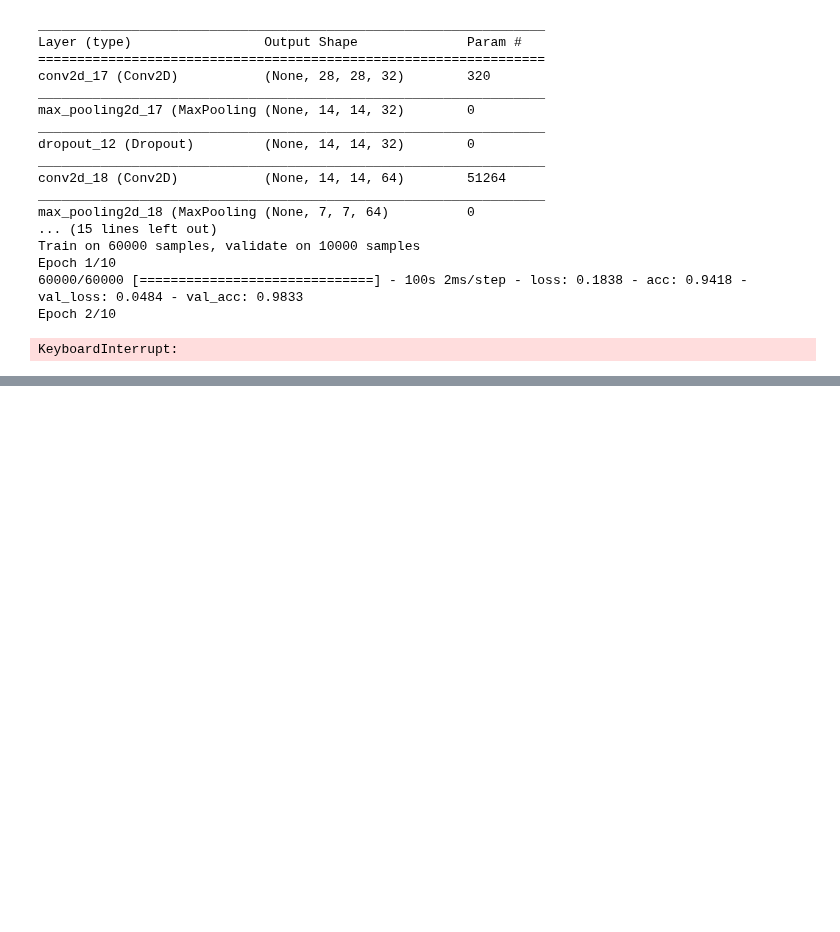
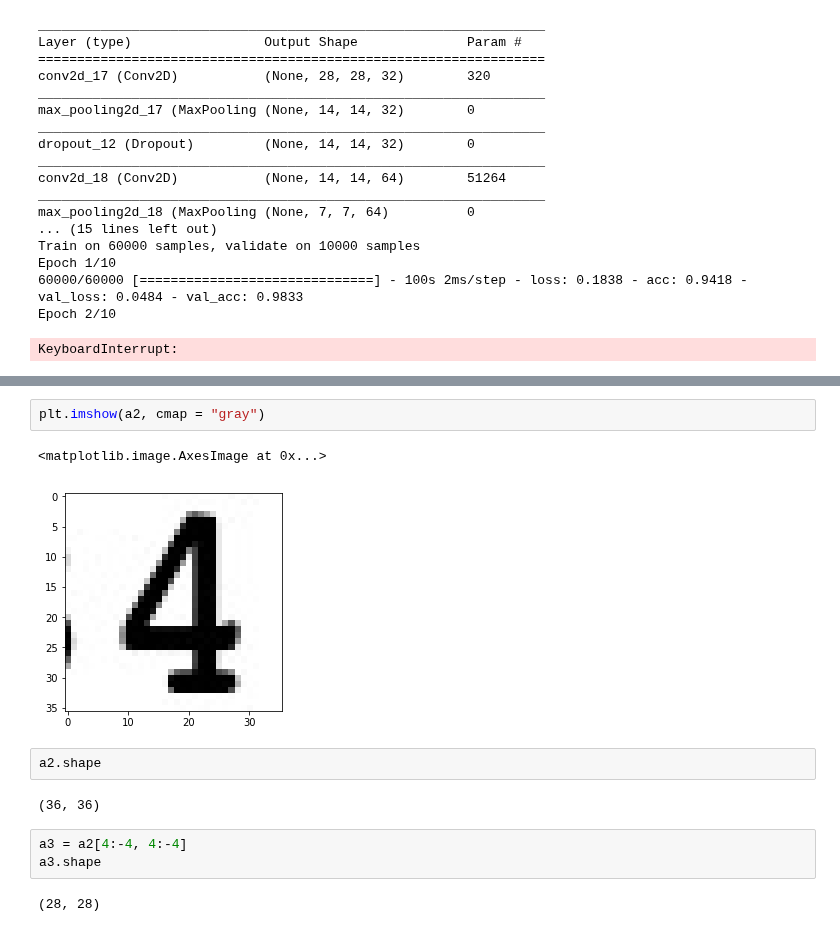
Before and after one commit to abulbasar/machine-learning, a Jupyter notebook: demos/Day 4 - mnist.ipynb, the cells around one changed output, grey strips where cells are left out. Drawn from its saved outputs; the diff is of its cells as text; blank space fills up the shorter version.

```diff
--- a/demos/Day 4 - mnist.ipynb
+++ b/demos/Day 4 - mnist.ipynb
@@ -459,0 +510,14 @@ KeyboardInterrupt:
+# %%
+plt.imshow(a2, cmap = "gray")
+# %% [output]
+<matplotlib.image.AxesImage at 0x...>
+[figure, added]
+# %%
+a2.shape
+# %% [output]
+(36, 36)
+# %%
+a3 = a2[4:-4, 4:-4]
+a3.shape
+# %% [output]
+(28, 28)
```
Also changed, not shown: parts of 15 cells of this notebook, 3 other files.
